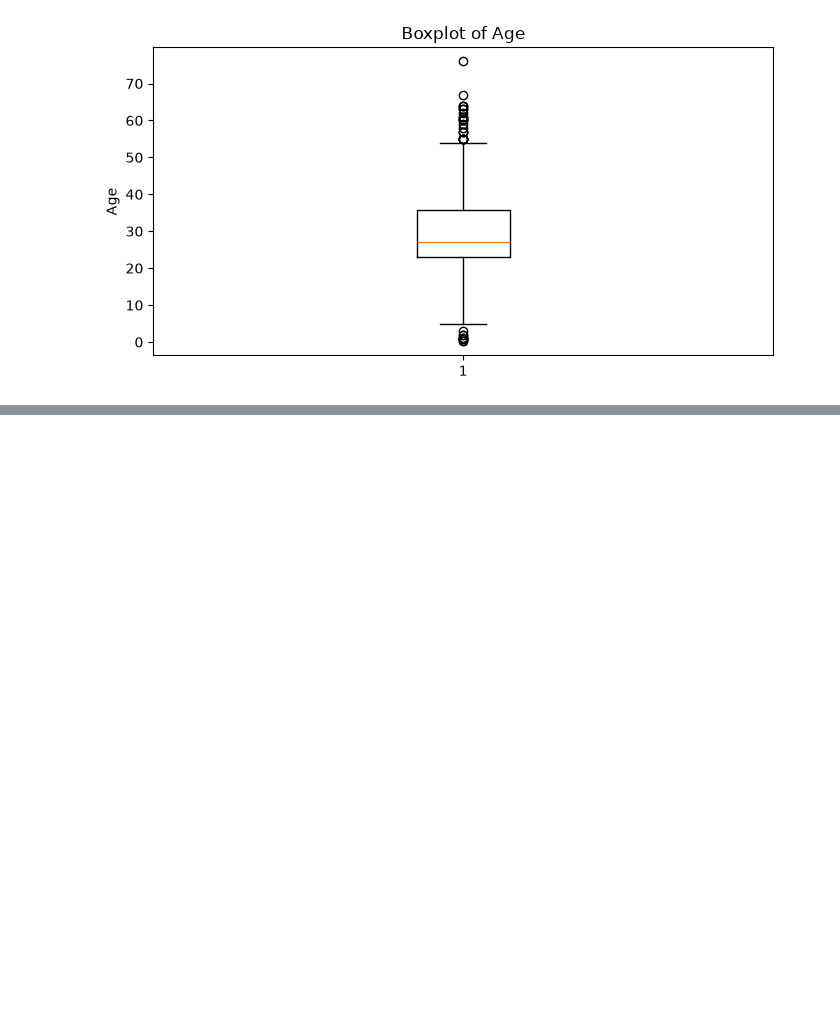
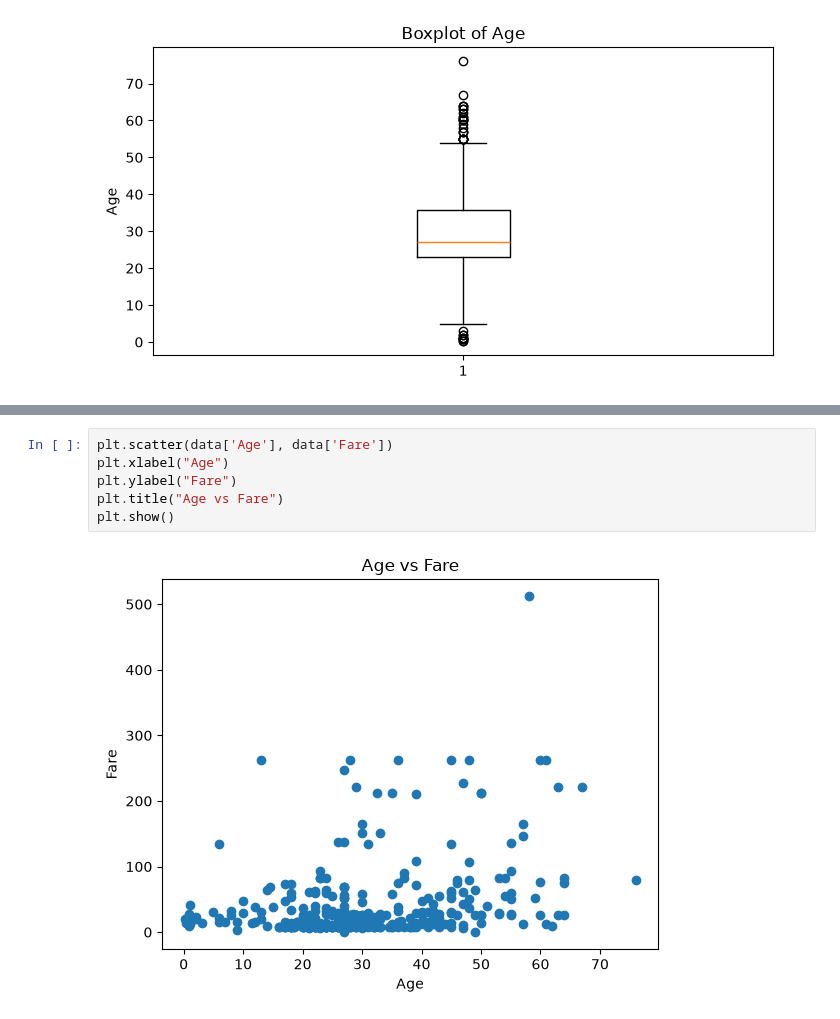
Before and after one commit to bhrantiknagar/Data-Science, a Jupyter notebook: Day_10.ipynb, the cells around one changed output, grey strips where cells are left out. Cells and saved outputs as stored; diff of their text form; blank space fills up the shorter version.

```diff
--- a/Day_10.ipynb
+++ b/Day_10.ipynb
@@ -135,0 +173,8 @@ plt.show()
+# %%
+plt.scatter(data['Age'], data['Fare'])
+plt.xlabel("Age")
+plt.ylabel("Fare")
+plt.title("Age vs Fare")
+plt.show()
+# %% [output]
+[figure, added]
```
Also changed, not shown: parts of 4 cells of this notebook, 2 other files.
